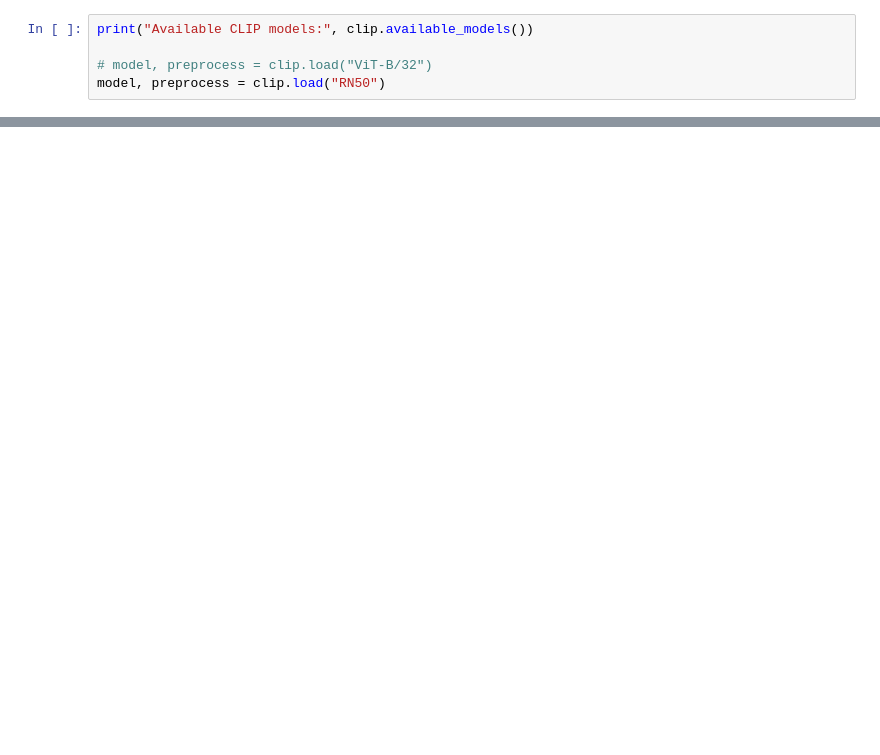
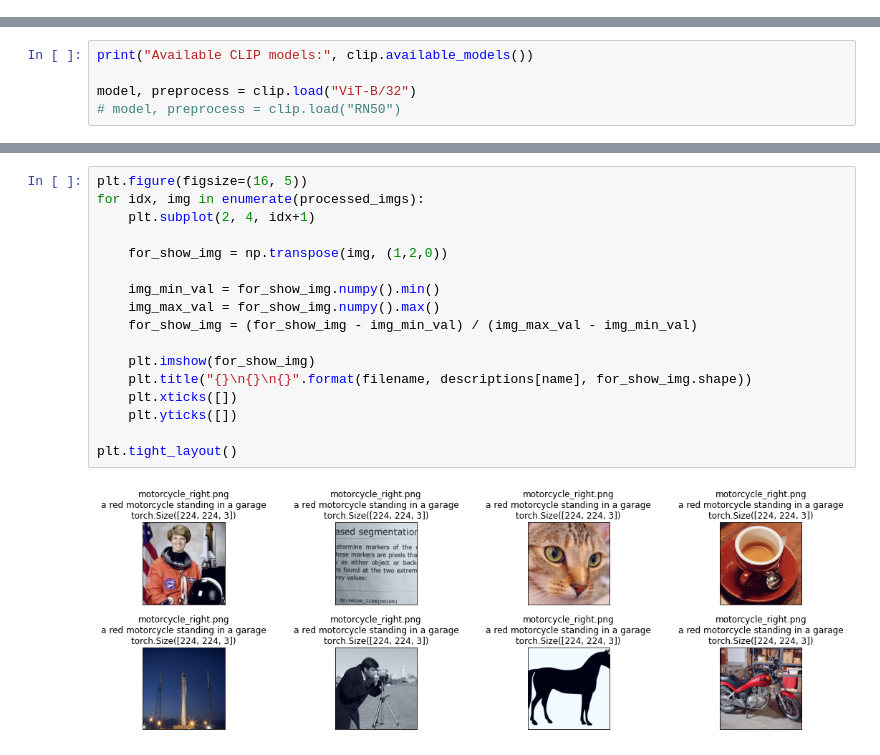
Before and after one commit to saqib1707/Adversarial-Robustness-Analysis, a Jupyter notebook: CLIP/clip/main_CLIP_interaction.ipynb, the cells around one changed output, grey strips where cells are left out. Saved outputs shown, nothing was run; the diff lists cells and outputs as text; blank space fills up the shorter version.

```diff
--- a/CLIP/clip/main_CLIP_interaction.ipynb
+++ b/CLIP/clip/main_CLIP_interaction.ipynb
@@ -52,5 +0,0 @@ torch.Size([3, 36, 138])
-# %%
-print("Available CLIP models:", clip.available_models())
-
-# model, preprocess = clip.load("ViT-B/32")
-model, preprocess = clip.load("RN50")
@@ -283,0 +22,5 @@ plt.show()
+# %%
+print("Available CLIP models:", clip.available_models())
+
+model, preprocess = clip.load("ViT-B/32")
+# model, preprocess = clip.load("RN50")
@@ -283,0 +103,19 @@ plt.show()
+# %%
+plt.figure(figsize=(16, 5))
+for idx, img in enumerate(processed_imgs):
+    plt.subplot(2, 4, idx+1)
+
+    for_show_img = np.transpose(img, (1,2,0))
+
+    img_min_val = for_show_img.numpy().min()
+    img_max_val = for_show_img.numpy().max()
+    for_show_img = (for_show_img - img_min_val) / (img_max_val - img_min_val)
+
+    plt.imshow(for_show_img)
+    plt.title("{}\n{}\n{}".format(filename, descriptions[name], for_show_img.shape))
+    plt.xticks([])
+    plt.yticks([])
+
+plt.tight_layout()
+# %% [output]
+[figure, added]
```
Also changed, not shown: parts of 41 cells of this notebook, 1 other file.
